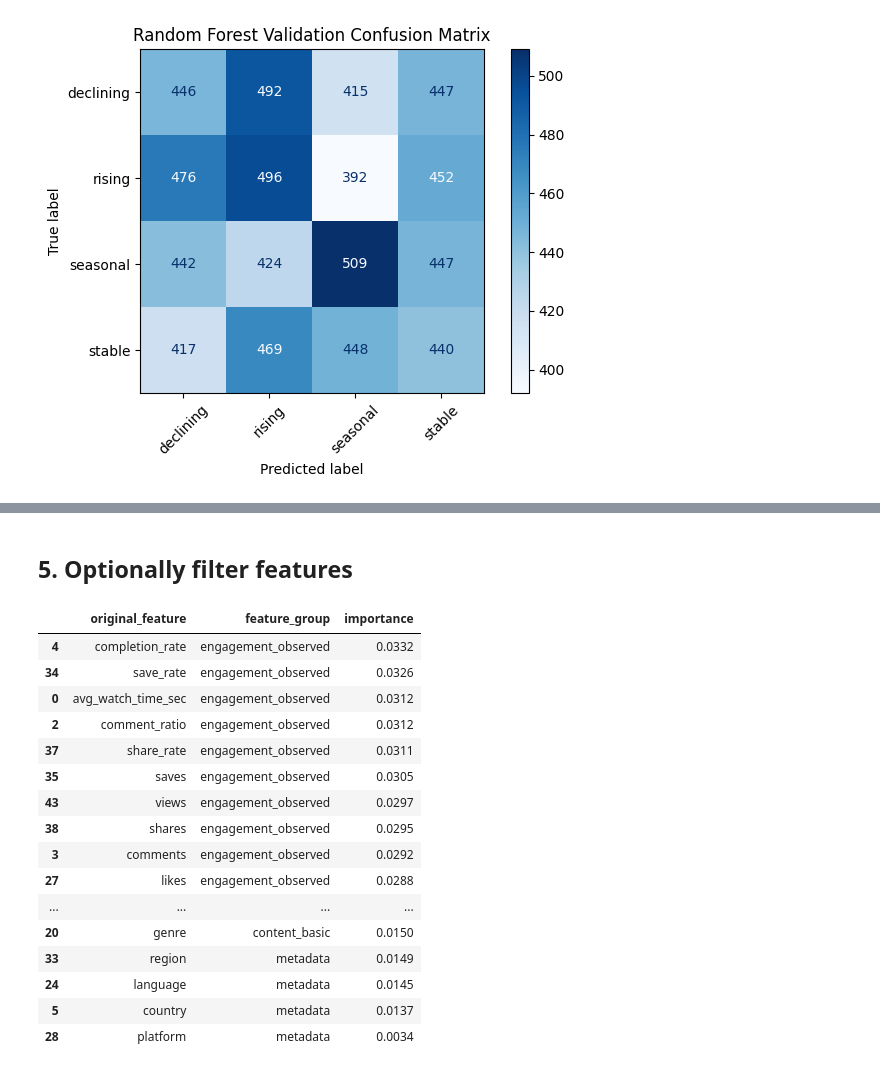
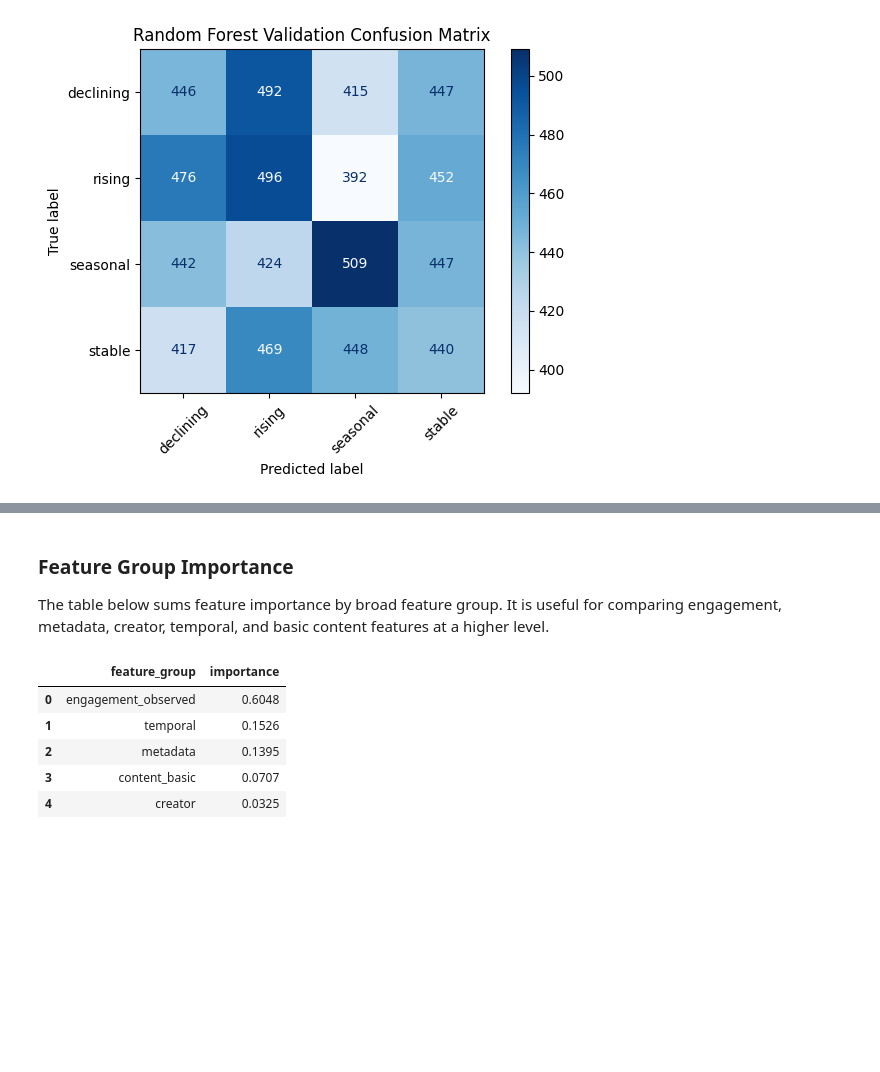
Before and after one commit to vivalavidax123/IML_A2, a Jupyter notebook: notebooks/rq1_influential_factors.ipynb, the cells around one changed output, grey strips where cells are left out. Cells and saved outputs as stored; diff of their text form; code cells hidden in the pictures; blank space fills up the shorter version.

```diff
--- a/notebooks/rq1_influential_factors.ipynb
+++ b/notebooks/rq1_influential_factors.ipynb
@@ -205,47 +224,20 @@ plt.show()
-# %% [markdown]
-## 5. Optionally filter features
-# %%
-""" rq1_features = [
-    "platform",
-    "region",
-    "country",
-    "language",
-    "category",
-    "genre",
-    "traffic_source",
-    "views",
-    "likes",
-    "comments",
-    "shares",
-    "saves",
-    "engagement_rate",
-    "comment_ratio",
-    "share_rate",
-    "save_rate",
-    "completion_rate",
-    "avg_watch_time_sec",
-]
-
-rq1_table = factor_importance[
-    factor_importance["original_feature"].isin(rq1_features)
-].copy()
-
-display(rq1_table.round(4)) """
-# %% [output]
-|  | original_feature | feature_group | importance |
-| 4 | completion_rate | engagement_observed | 0.0332 |
-| 34 | save_rate | engagement_observed | 0.0326 |
-| 0 | avg_watch_time_sec | engagement_observed | 0.0312 |
-| 2 | comment_ratio | engagement_observed | 0.0312 |
-| 37 | share_rate | engagement_observed | 0.0311 |
-| 35 | saves | engagement_observed | 0.0305 |
-| 43 | views | engagement_observed | 0.0297 |
-| 38 | shares | engagement_observed | 0.0295 |
-| 3 | comments | engagement_observed | 0.0292 |
-| 27 | likes | engagement_observed | 0.0288 |
-| ... | ... | ... | ... |
-| 20 | genre | content_basic | 0.0150 |
-| 33 | region | metadata | 0.0149 |
-| 24 | language | metadata | 0.0145 |
-| 5 | country | metadata | 0.0137 |
-| 28 | platform | metadata | 0.0034 |
+# %% [markdown]
+### Feature Group Importance
+
+The table below sums feature importance by broad feature group. It is useful for comparing engagement, metadata, creator, temporal, and basic content features at a higher level.
+# %%
+group_importance = (
+    factor_importance.groupby("feature_group", as_index=False)["importance"]
+    .sum()
+    .sort_values("importance", ascending=False)
+    .reset_index(drop=True)
+)
+
+display(group_importance.round(4))
+# %% [output]
+|  | feature_group | importance |
+| 0 | engagement_observed | 0.6048 |
+| 1 | temporal | 0.1526 |
+| 2 | metadata | 0.1395 |
+| 3 | content_basic | 0.0707 |
+| 4 | creator | 0.0325 |
```
Also changed, not shown: parts of 9 cells of this notebook.
